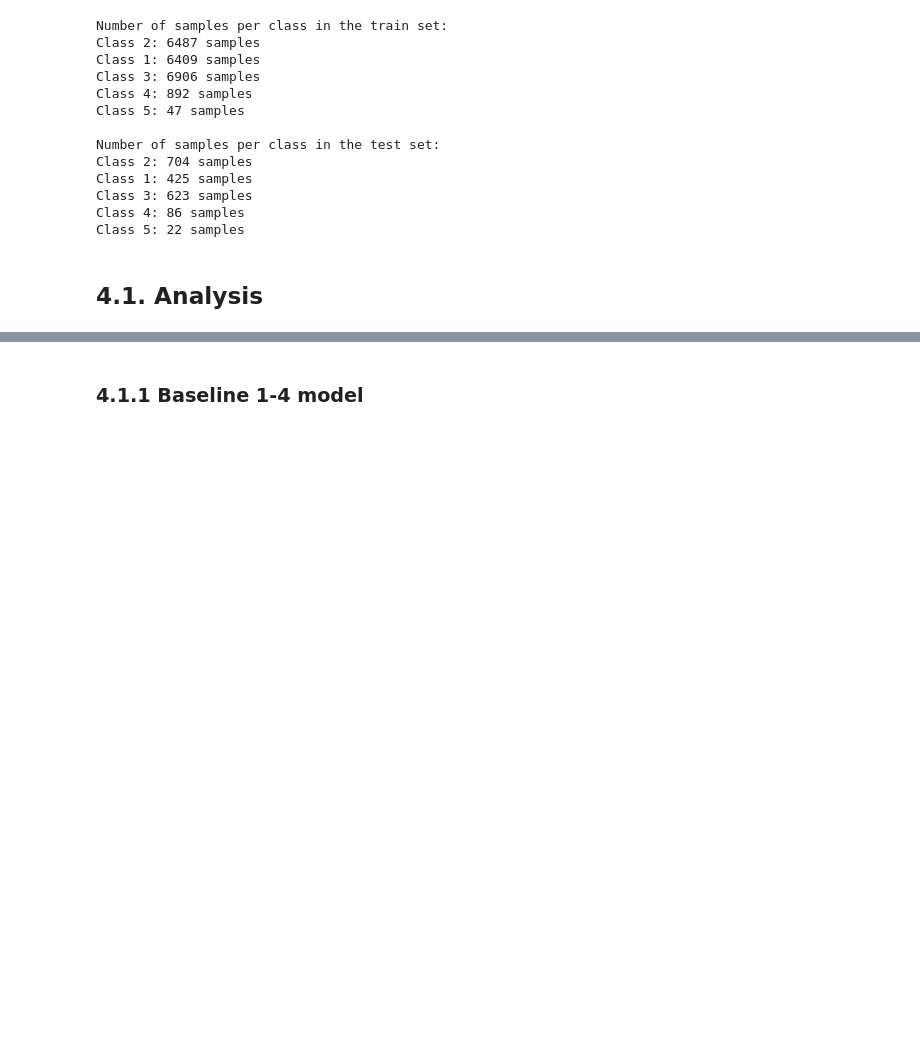
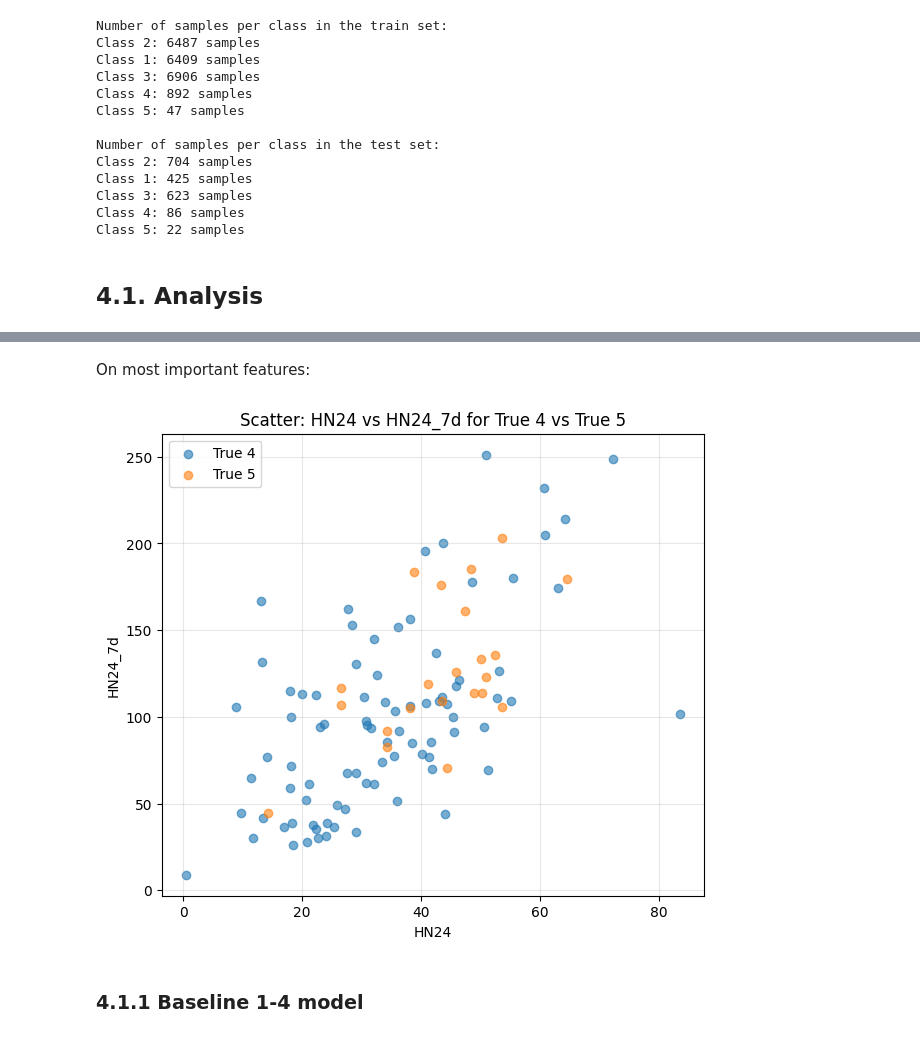
Before and after one commit to EmanueleRsp/IceSentinel, a Jupyter notebook: notebooks/04 - Second Stage Analysis.ipynb, the cells around one changed output, grey strips where cells are left out. Saved outputs shown, nothing was run; the diff lists cells and outputs as text; code cells hidden in the pictures; blank space fills up the shorter version.

```diff
--- a/notebooks/04 - Second Stage Analysis.ipynb
+++ b/notebooks/04 - Second Stage Analysis.ipynb
@@ -36,7 +39,7 @@ MODEL_PATH = os.path.join('..', 'models', f"{MODEL_NAME}.pkl")
 # %%
 # Model
 with open(MODEL_PATH, 'rb') as f:
-    model_14 = clone(joblib.load(f))
+    model_14 = joblib.load(f)
 model_14
 # %% [output]
 Pipeline(steps=[('column_select',
@@ -118,3 +163,34 @@ Class 5: 22 samples
+# %% [markdown]
+On most important features:
+# %%
+import matplotlib.pyplot as plt
+
+# Best features for 4-5 class
+feat_x = 'HN24'
+feat_y = 'HN24_7d'
+
+# 4-5 class observations
+mask45 = y_test_orig.isin([4,5])
+X45 = X_test[mask45]
+y45 = y_test_orig[mask45]
+
+plt.figure(figsize=(7,6))
+plt.scatter(
+    X45[feat_x][y45==4], X45[feat_y][y45==4],
+    c='tab:blue', alpha=0.6, label='True 4'
+)
+plt.scatter(
+    X45[feat_x][y45==5], X45[feat_y][y45==5],
+    c='tab:orange', alpha=0.6, label='True 5'
+)
+plt.xlabel(feat_x)
+plt.ylabel(feat_y)
+plt.title(f'Scatter: {feat_x} vs {feat_y} for True 4 vs True 5')
+plt.legend()
+plt.grid(alpha=0.3)
+plt.show()
+# %% [output]
+[figure, added]
 # %% [markdown]
 ### 4.1.1 Baseline 1-4 model
 # %% [markdown]
```
Also changed, not shown: parts of 6 cells of this notebook, 6 other files.
